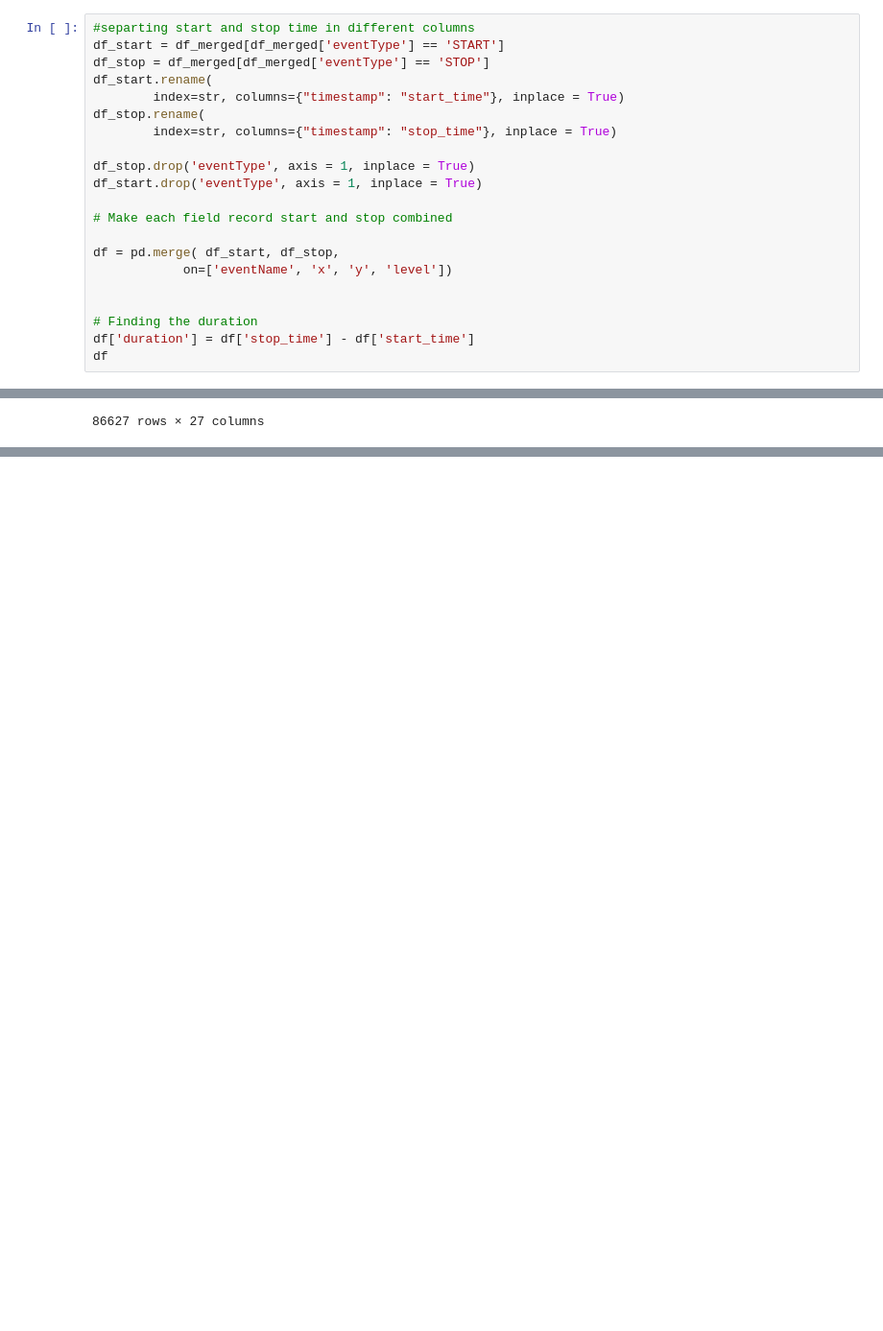
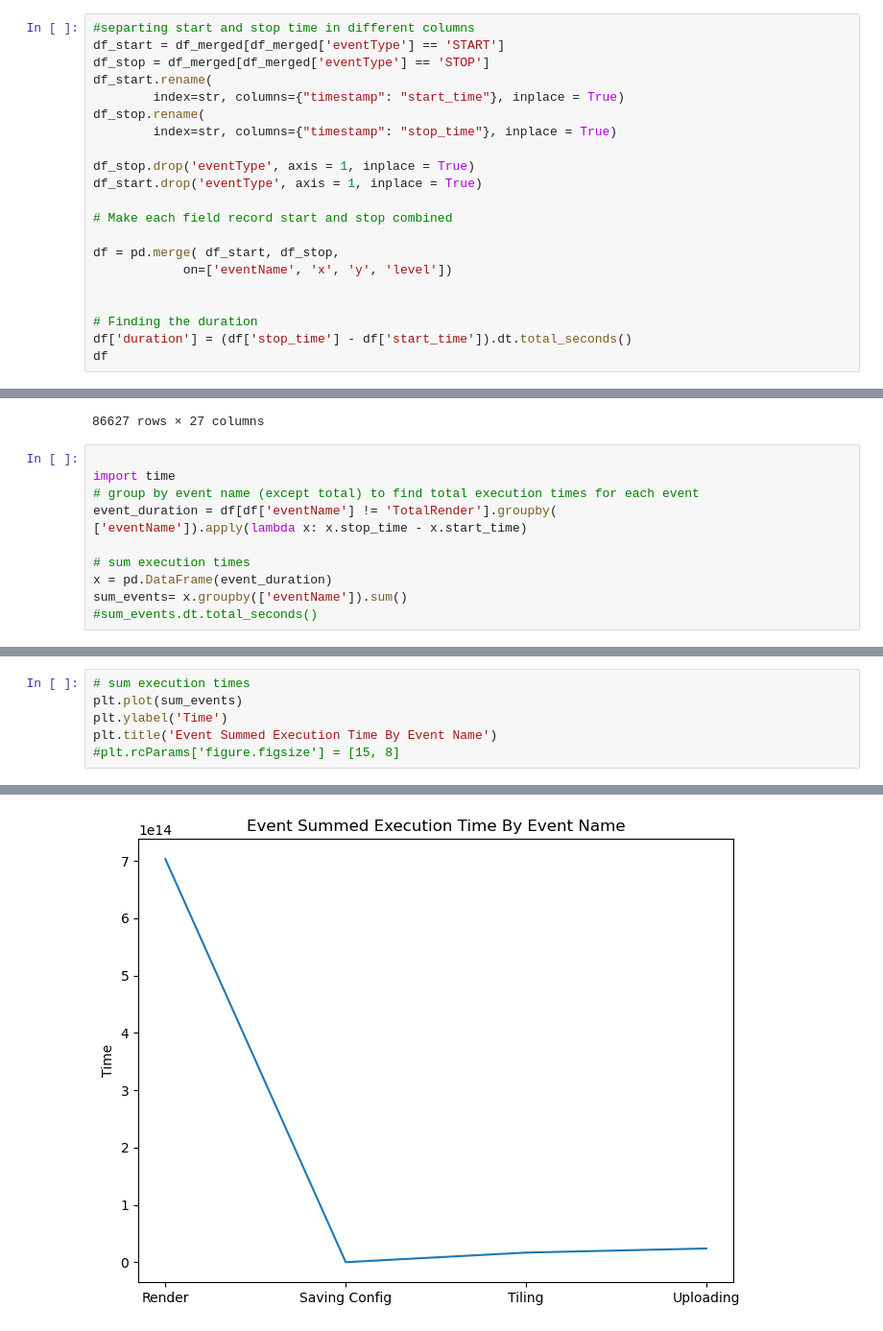
Before and after one commit to darakhsha15/Cloud_computing, a Jupyter notebook: cloud_code.ipynb, the cells around one changed output, grey strips where cells are left out. Shown at 96% size. Drawn from its saved outputs; the diff is of its cells as text; blank space fills up the shorter version.

```diff
--- a/cloud_code.ipynb
+++ b/cloud_code.ipynb
@@ -177,7 +188,7 @@ df = pd.merge( df_start, df_stop,
 
 
 # Finding the duration
-df['duration'] = df['stop_time'] - df['start_time']
+df['duration'] = (df['stop_time'] - df['start_time']).dt.total_seconds()
 df
 # %% [output]
 A value is trying to be set on a copy of a slice from a DataFrame
@@ -209,3 +220,14 @@ See the caveats in the documentation: https://pandas.pydata.org/pandas-docs/stab
 | 86625 | 2018-11-08 08:24:23.967 | 0d56a730076643d585f77e00d2d8521a0... | 325217086221 | GPU-1265fef9-aea4-4a5e-8a63-cc5af... | 124.28 | 39 | 89 | ... |
 | 86626 | 2018-11-08 08:24:23.967 | 0d56a730076643d585f77e00d2d8521a0... | 325217086221 | GPU-1265fef9-aea4-4a5e-8a63-cc5af... | 124.28 | 39 | 89 | ... |
 86627 rows × 27 columns
+# %%
+
+import time
+# group by event name (except total) to find total execution times for each event
+event_duration = df[df['eventName'] != 'TotalRender'].groupby(
+['eventName']).apply(lambda x: x.stop_time - x.start_time)
+
+# sum execution times
+x = pd.DataFrame(event_duration)
+sum_events= x.groupby(['eventName']).sum()
+#sum_events.dt.total_seconds()
@@ -211,0 +236,7 @@ See the caveats in the documentation: https://pandas.pydata.org/pandas-docs/stab
+# %%
+# sum execution times
+plt.plot(sum_events)
+plt.ylabel('Time')
+plt.title('Event Summed Execution Time By Event Name')
+#plt.rcParams['figure.figsize'] = [15, 8]
+# %% [output]
@@ -211,0 +244 @@ See the caveats in the documentation: https://pandas.pydata.org/pandas-docs/stab
+[figure, added]
```
Also changed, not shown: parts of 21 cells of this notebook.
